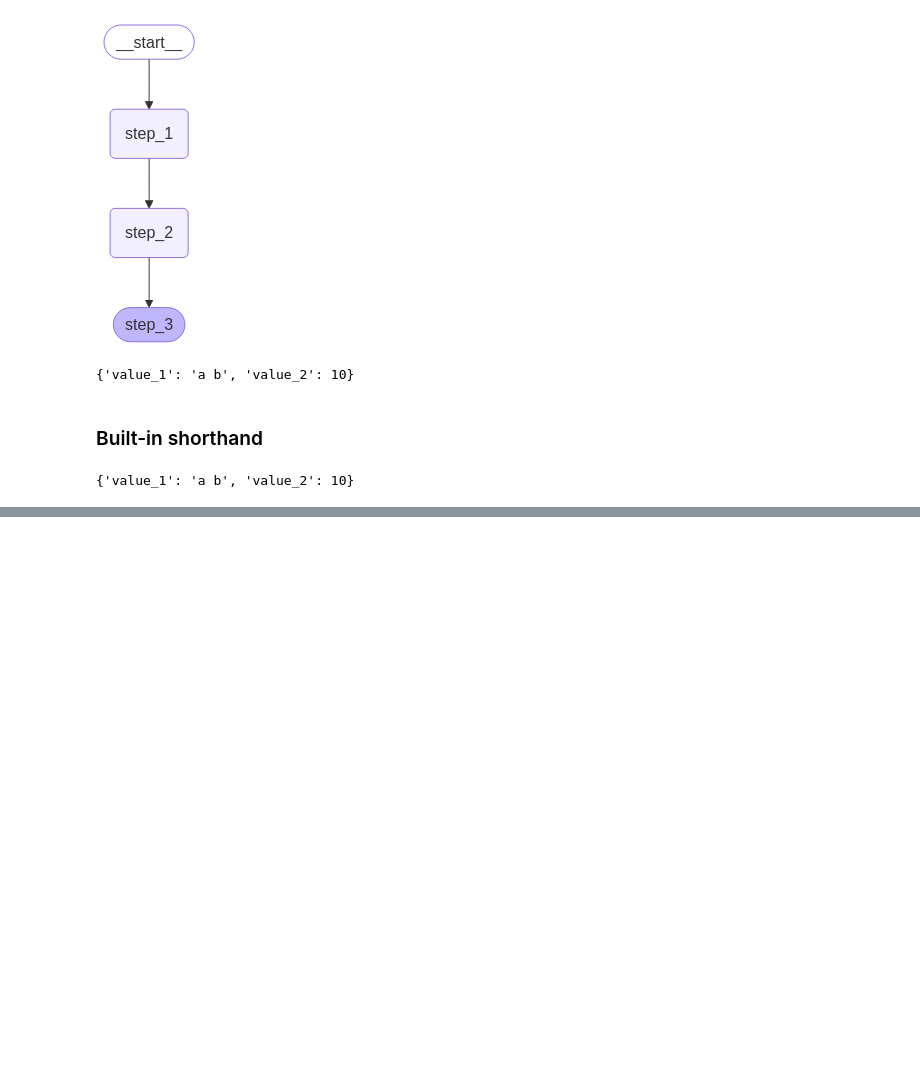
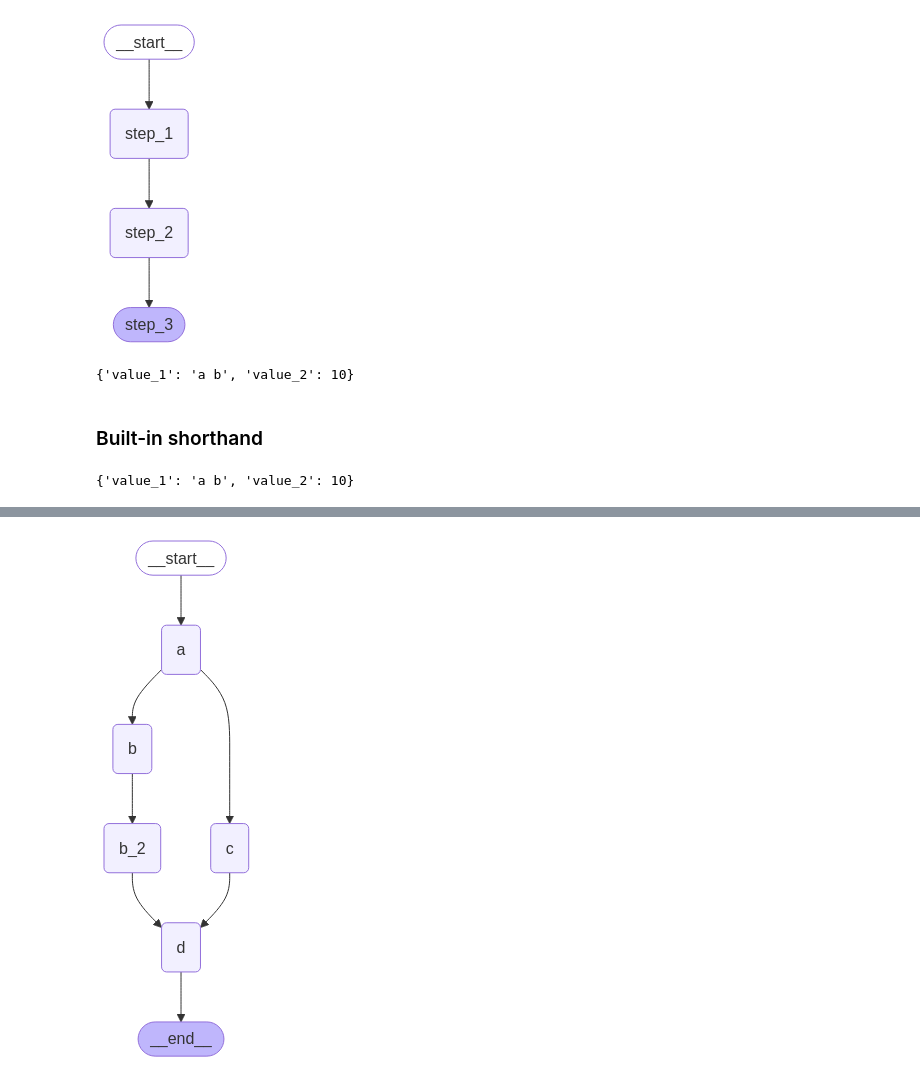
Before and after one commit to rahulsamant37/Daily-Task, a Jupyter notebook: Agentic-AI/HowToGuide/Graph_API_Basics.ipynb, the cells around one changed output, grey strips where cells are left out. Drawn from its saved outputs; the diff is of its cells as text; code cells hidden in the pictures; blank space fills up the shorter version.

```diff
--- a/Agentic-AI/HowToGuide/Graph_API_Basics.ipynb
+++ b/Agentic-AI/HowToGuide/Graph_API_Basics.ipynb
@@ -168,0 +234,25 @@ graph.invoke({"value_1": "c"})
+# %%
+def b_2(state: State):
+    print(f'Adding "B_2" to {state["aggregate"]}')
+    return {"aggregate": ["B_2"]}
+
+
+builder = StateGraph(State)
+builder.add_node(a)
+builder.add_node(b)
+builder.add_node(b_2)
+builder.add_node(c)
+builder.add_node(d)
+builder.add_edge(START, "a")
+builder.add_edge("a", "b")
+builder.add_edge("a", "c")
+builder.add_edge("b", "b_2")
+builder.add_edge(["b_2", "c"], "d")
+builder.add_edge("d", END)
+graph = builder.compile()
+# %%
+from IPython.display import Image, display
+
+display(Image(graph.get_graph().draw_mermaid_png()))
+# %% [output]
+[figure, added]
```
Also changed, not shown: parts of 15 cells of this notebook.
